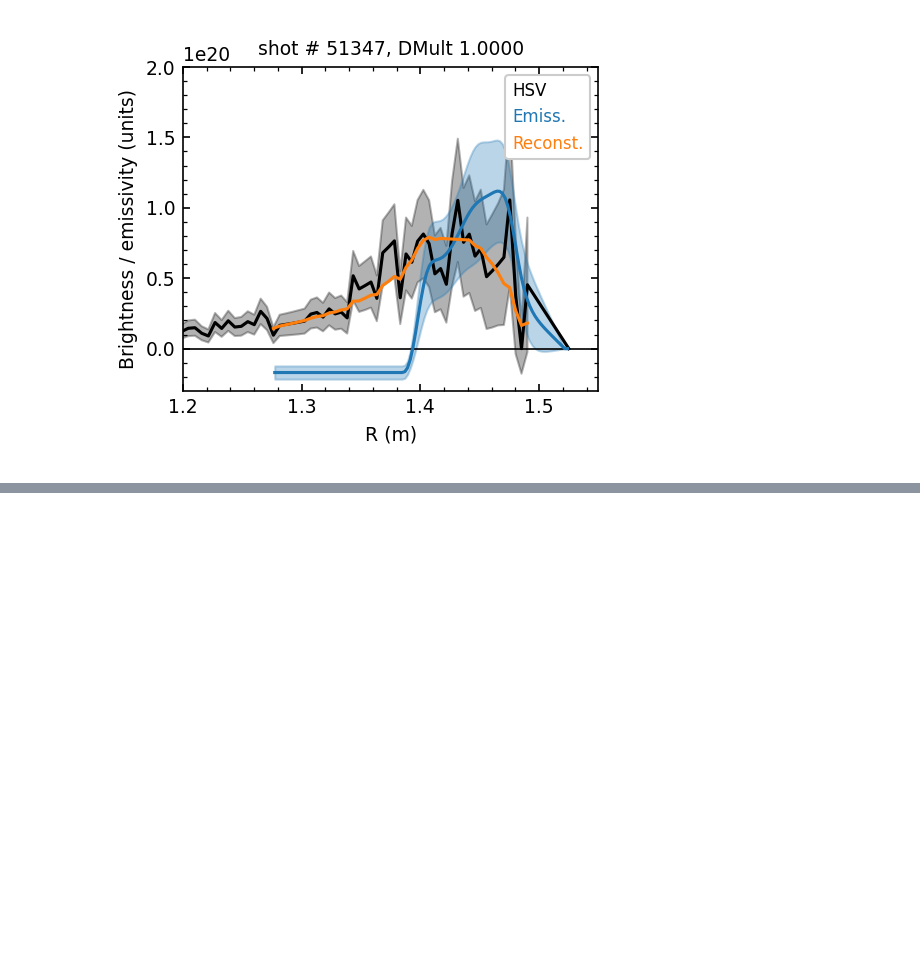
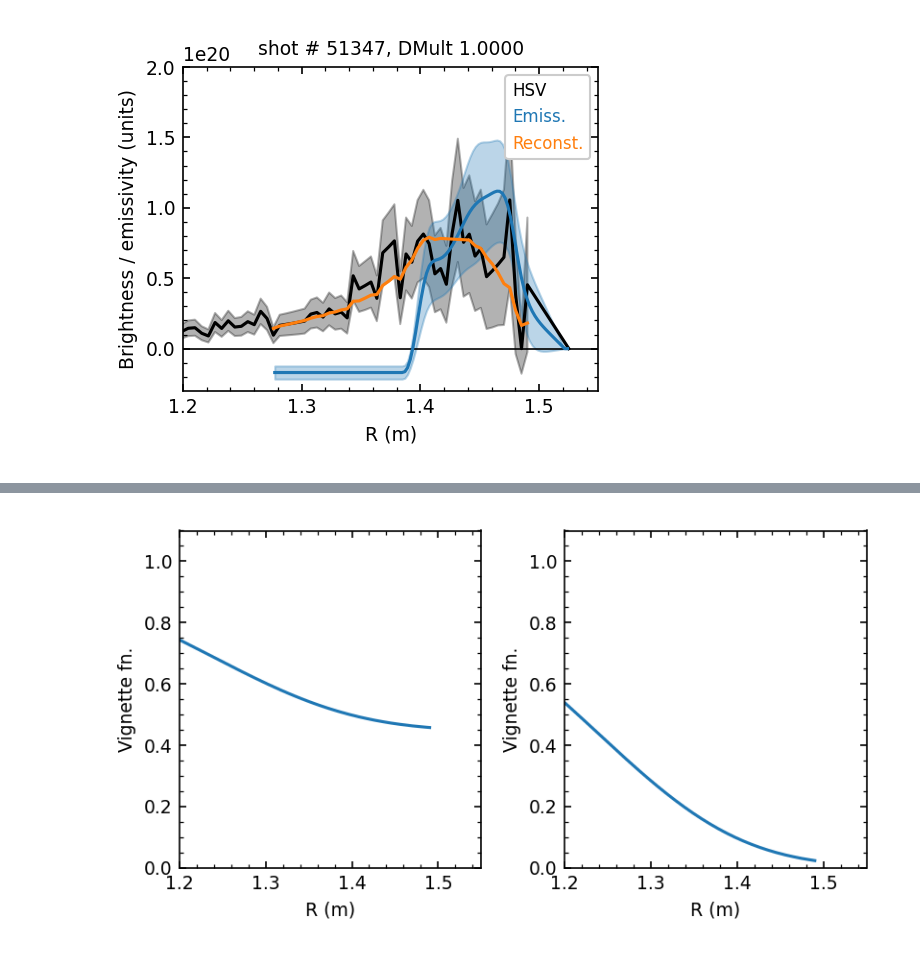
Before and after one commit to JamieDunsmore7/tokamak_inversion_routines, a Jupyter notebook: Testing/DisectingTheAlgorithm-Copy3.ipynb, the cells around one changed output, grey strips where cells are left out. Drawn from its saved outputs; the diff is of its cells as text; code cells hidden in the pictures; blank space fills up the shorter version.

```diff
--- a/Testing/DisectingTheAlgorithm-Copy3.ipynb
+++ b/Testing/DisectingTheAlgorithm-Copy3.ipynb
@@ -663,0 +740,26 @@ plt.tight_layout()
+# %%
+fig, ax = plt.subplots(1, 2, figsize=(5.5,3), dpi=150)
+
+ax[0].plot(R[:-1], vignFn0)
+ax[1].plot(R[:-1], vignFn1)
+ax[0].set_xlim(xlim)
+ax[1].set_xlim(xlim)
+ax[0].set_ylim([0.,1.1])
+ax[1].set_ylim([0.,1.1])
+ax[0].set_xlabel('R (m)', fontsize=9)
+ax[1].set_xlabel('R (m)', fontsize=9)
+ax[0].set_ylabel('Vignette fn.', fontsize=9)
+ax[1].set_ylabel('Vignette fn.', fontsize=9)
+ax[0].tick_params(
+    axis="both", which='both', labelsize=9, direction='in',
+    left=True, bottom=True, right=True, top=True
+)
+ax[0].minorticks_on()
+ax[1].tick_params(
+    axis="both", which='both', labelsize=9, direction='in',
+    left=True, bottom=True, right=True, top=True
+)
+ax[1].minorticks_on()
+plt.tight_layout()
+# %% [output]
+[figure, added]
```
Also changed, not shown: parts of 5 cells of this notebook, 47 other files.
